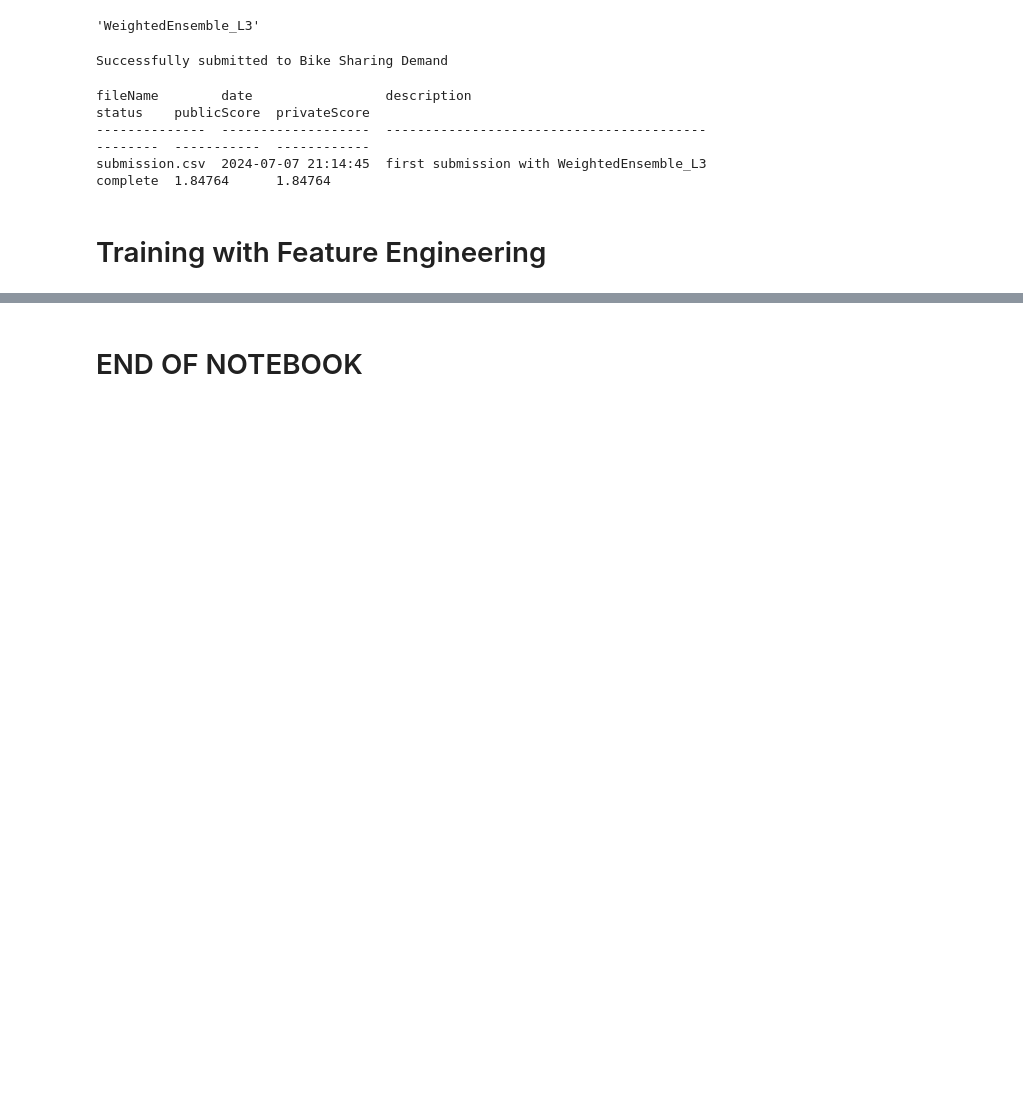
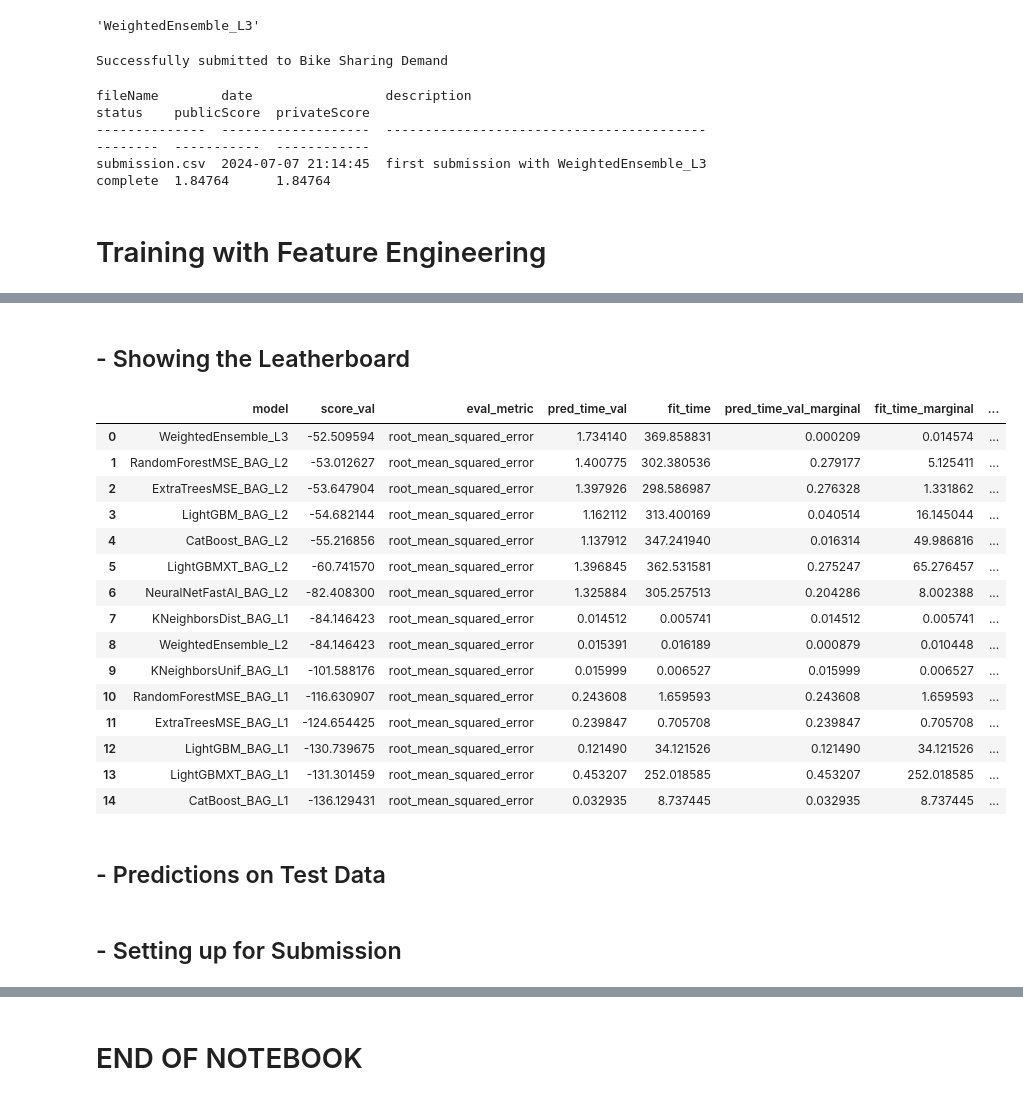
Before and after one commit to samlexrod/udacity-education, a Jupyter notebook: notebooks/bikeshare.ipynb, the cells around one changed output, grey strips where cells are left out. Cells and saved outputs as stored; diff of their text form; code cells hidden in the pictures; blank space fills up the shorter version.

```diff
--- a/notebooks/bikeshare.ipynb
+++ b/notebooks/bikeshare.ipynb
@@ -331,0 +314,10 @@ submission.csv  2024-07-07 21:14:45  first submission with WeightedEnsemble_L3
+# %%
+predictor_new_features = TabularPredictor(
+    label='count',
+    path='autogluon-new-features',
+    eval_metric='root_mean_squared_error',
+).fit(
+    train_df,
+    time_limit=600,
+    presets='best_quality'
+)
@@ -331,0 +398,27 @@ submission.csv  2024-07-07 21:14:45  first submission with WeightedEnsemble_L3
+# %% [markdown]
+## - Showing the Leatherboard
+# %%
+try:
+    display(predictor_new_features.leaderboard(silent=True))
+except:
+    predictor_new_features = TabularPredictor.load('autogluon-new-features')
+    display(predictor_new_features.leaderboard(silent=True))
+# %% [output]
+|  | model | score_val | eval_metric | pred_time_val | fit_time | pred_time_val_marginal | fit_time_marginal | ... |
+| 0 | WeightedEnsemble_L3 | -52.509594 | root_mean_squared_error | 1.734140 | 369.858831 | 0.000209 | 0.014574 | ... |
+| 1 | RandomForestMSE_BAG_L2 | -53.012627 | root_mean_squared_error | 1.400775 | 302.380536 | 0.279177 | 5.125411 | ... |
+| 2 | ExtraTreesMSE_BAG_L2 | -53.647904 | root_mean_squared_error | 1.397926 | 298.586987 | 0.276328 | 1.331862 | ... |
+| 3 | LightGBM_BAG_L2 | -54.682144 | root_mean_squared_error | 1.162112 | 313.400169 | 0.040514 | 16.145044 | ... |
+| 4 | CatBoost_BAG_L2 | -55.216856 | root_mean_squared_error | 1.137912 | 347.241940 | 0.016314 | 49.986816 | ... |
+| 5 | LightGBMXT_BAG_L2 | -60.741570 | root_mean_squared_error | 1.396845 | 362.531581 | 0.275247 | 65.276457 | ... |
+| 6 | NeuralNetFastAI_BAG_L2 | -82.408300 | root_mean_squared_error | 1.325884 | 305.257513 | 0.204286 | 8.002388 | ... |
+| 7 | KNeighborsDist_BAG_L1 | -84.146423 | root_mean_squared_error | 0.014512 | 0.005741 | 0.014512 | 0.005741 | ... |
+| 8 | WeightedEnsemble_L2 | -84.146423 | root_mean_squared_error | 0.015391 | 0.016189 | 0.000879 | 0.010448 | ... |
+| 9 | KNeighborsUnif_BAG_L1 | -101.588176 | root_mean_squared_error | 0.015999 | 0.006527 | 0.015999 | 0.006527 | ... |
+| 10 | RandomForestMSE_BAG_L1 | -116.630907 | root_mean_squared_error | 0.243608 | 1.659593 | 0.243608 | 1.659593 | ... |
+| 11 | ExtraTreesMSE_BAG_L1 | -124.654425 | root_mean_squared_error | 0.239847 | 0.705708 | 0.239847 | 0.705708 | ... |
+| 12 | LightGBM_BAG_L1 | -130.739675 | root_mean_squared_error | 0.121490 | 34.121526 | 0.121490 | 34.121526 | ... |
+| 13 | LightGBMXT_BAG_L1 | -131.301459 | root_mean_squared_error | 0.453207 | 252.018585 | 0.453207 | 252.018585 | ... |
+| 14 | CatBoost_BAG_L1 | -136.129431 | root_mean_squared_error | 0.032935 | 8.737445 | 0.032935 | 8.737445 | ... |
+# %% [markdown]
+## - Predictions on Test Data
@@ -331,0 +427,2 @@ submission.csv  2024-07-07 21:14:45  first submission with WeightedEnsemble_L3
+# %% [markdown]
+## - Setting up for Submission
```
Also changed, not shown: parts of 30 cells of this notebook, 6 other files.
